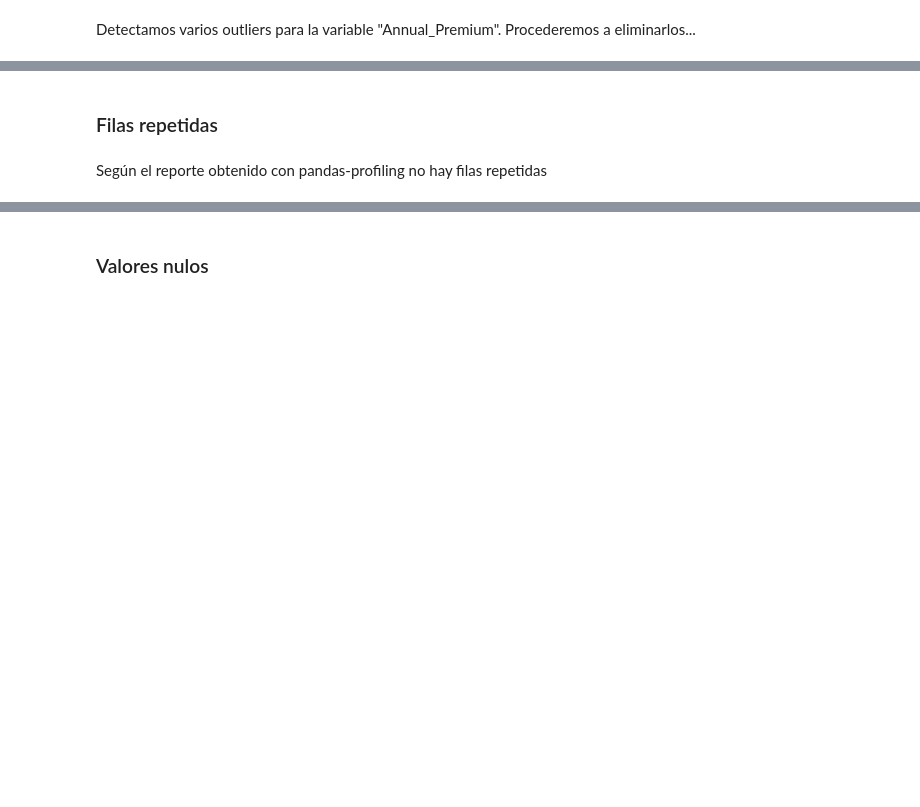
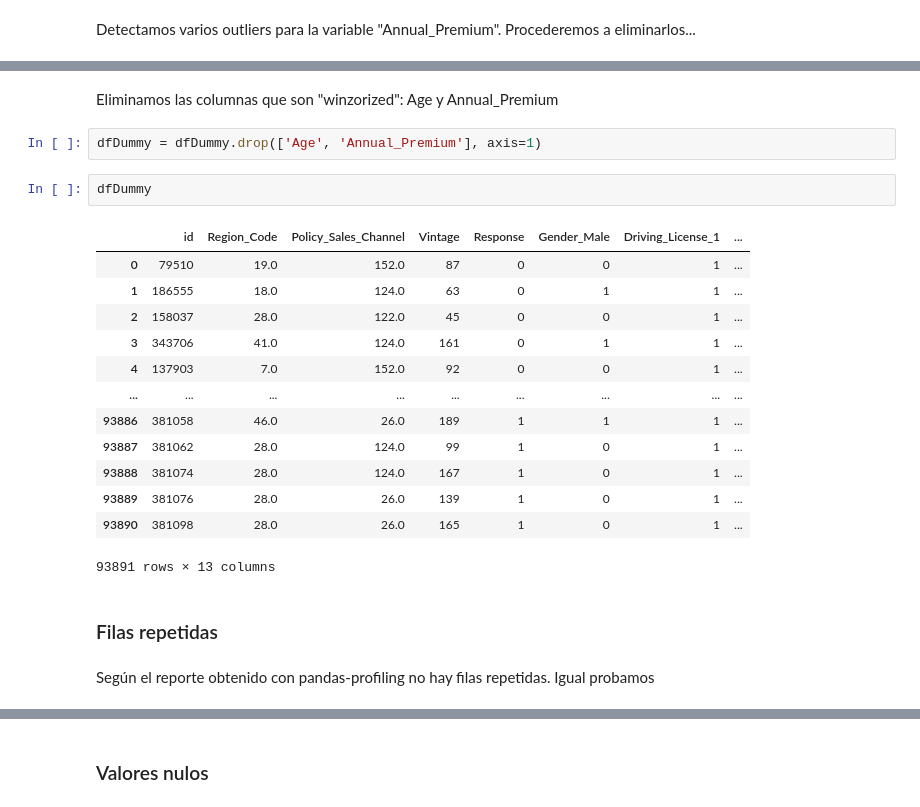
Before and after one commit to Ecaballero333/Obligatorio_ML, a Jupyter notebook: VallarinoIgnacio_CaballeroEduardo_Obligatorio_ML.ipynb, the cells around one changed output, grey strips where cells are left out. Cells and saved outputs as stored; diff of their text form; blank space fills up the shorter version.

```diff
--- a/VallarinoIgnacio_CaballeroEduardo_Obligatorio_ML.ipynb
+++ b/VallarinoIgnacio_CaballeroEduardo_Obligatorio_ML.ipynb
@@ -187,8 +189,28 @@ sns.boxplot(x = 'Vintage', data = df)
 Outliers de variable Vintage
 <matplotlib.axes._subplots.AxesSubplot at 0x...>
 [figure]
+# %% [markdown]
+Eliminamos las columnas que son "winzorized": Age y Annual_Premium
+# %%
+dfDummy = dfDummy.drop(['Age', 'Annual_Premium'], axis=1)
+# %%
+dfDummy
+# %% [output]
+|  | id | Region_Code | Policy_Sales_Channel | Vintage | Response | Gender_Male | Driving_License_1 | ... |
+| 0 | 79510 | 19.0 | 152.0 | 87 | 0 | 0 | 1 | ... |
+| 1 | 186555 | 18.0 | 124.0 | 63 | 0 | 1 | 1 | ... |
+| 2 | 158037 | 28.0 | 122.0 | 45 | 0 | 0 | 1 | ... |
+| 3 | 343706 | 41.0 | 124.0 | 161 | 0 | 1 | 1 | ... |
+| 4 | 137903 | 7.0 | 152.0 | 92 | 0 | 0 | 1 | ... |
+| ... | ... | ... | ... | ... | ... | ... | ... | ... |
+| 93886 | 381058 | 46.0 | 26.0 | 189 | 1 | 1 | 1 | ... |
+| 93887 | 381062 | 28.0 | 124.0 | 99 | 1 | 0 | 1 | ... |
+| 93888 | 381074 | 28.0 | 124.0 | 167 | 1 | 0 | 1 | ... |
+| 93889 | 381076 | 28.0 | 26.0 | 139 | 1 | 0 | 1 | ... |
+| 93890 | 381098 | 28.0 | 26.0 | 165 | 1 | 0 | 1 | ... |
+93891 rows × 13 columns
 # %% [markdown]
 ### Filas repetidas
 # %% [markdown]
-Según el reporte obtenido con pandas-profiling no hay filas repetidas
+Según el reporte obtenido con pandas-profiling no hay filas repetidas. Igual probamos
 # %%
```
Also changed, not shown: parts of 20 cells of this notebook.
